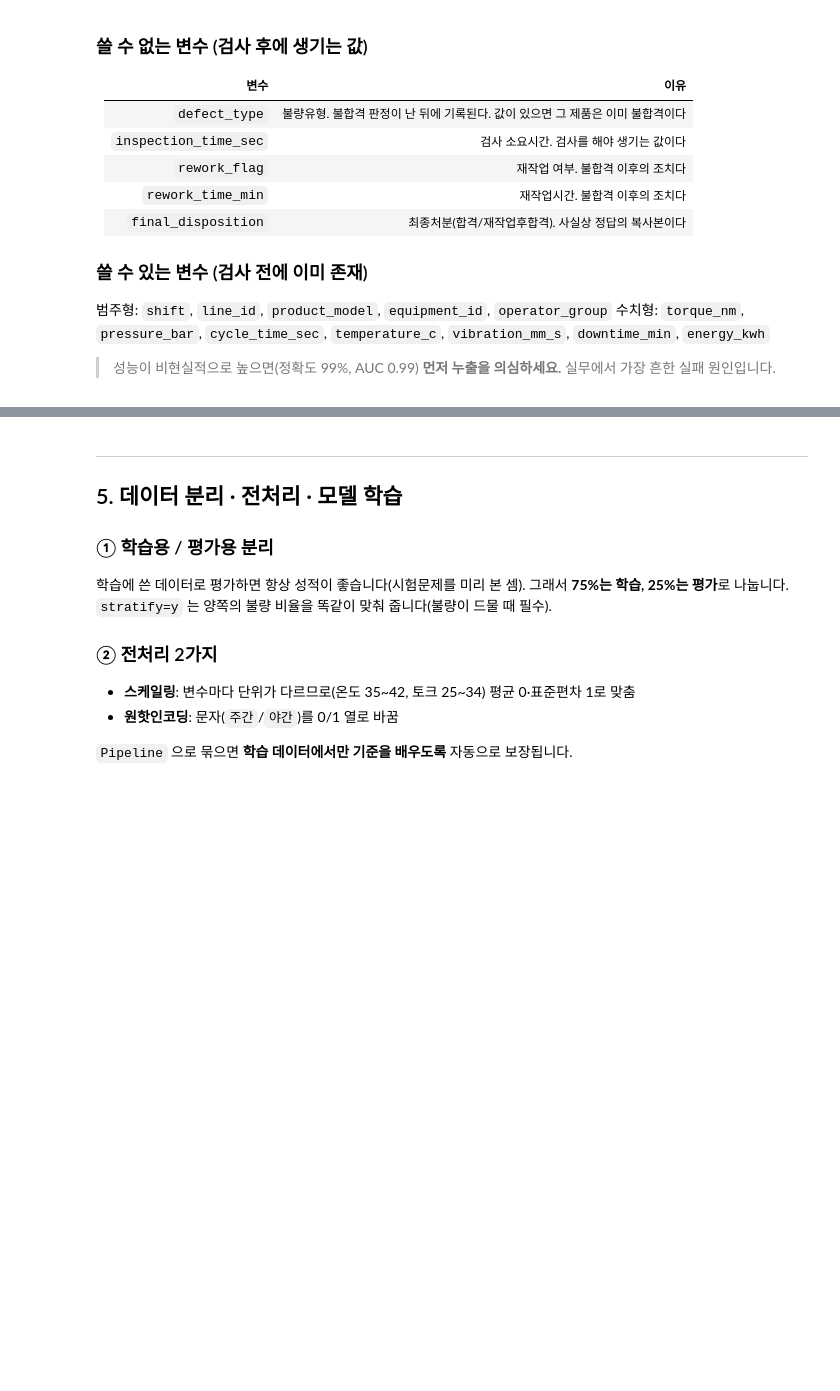
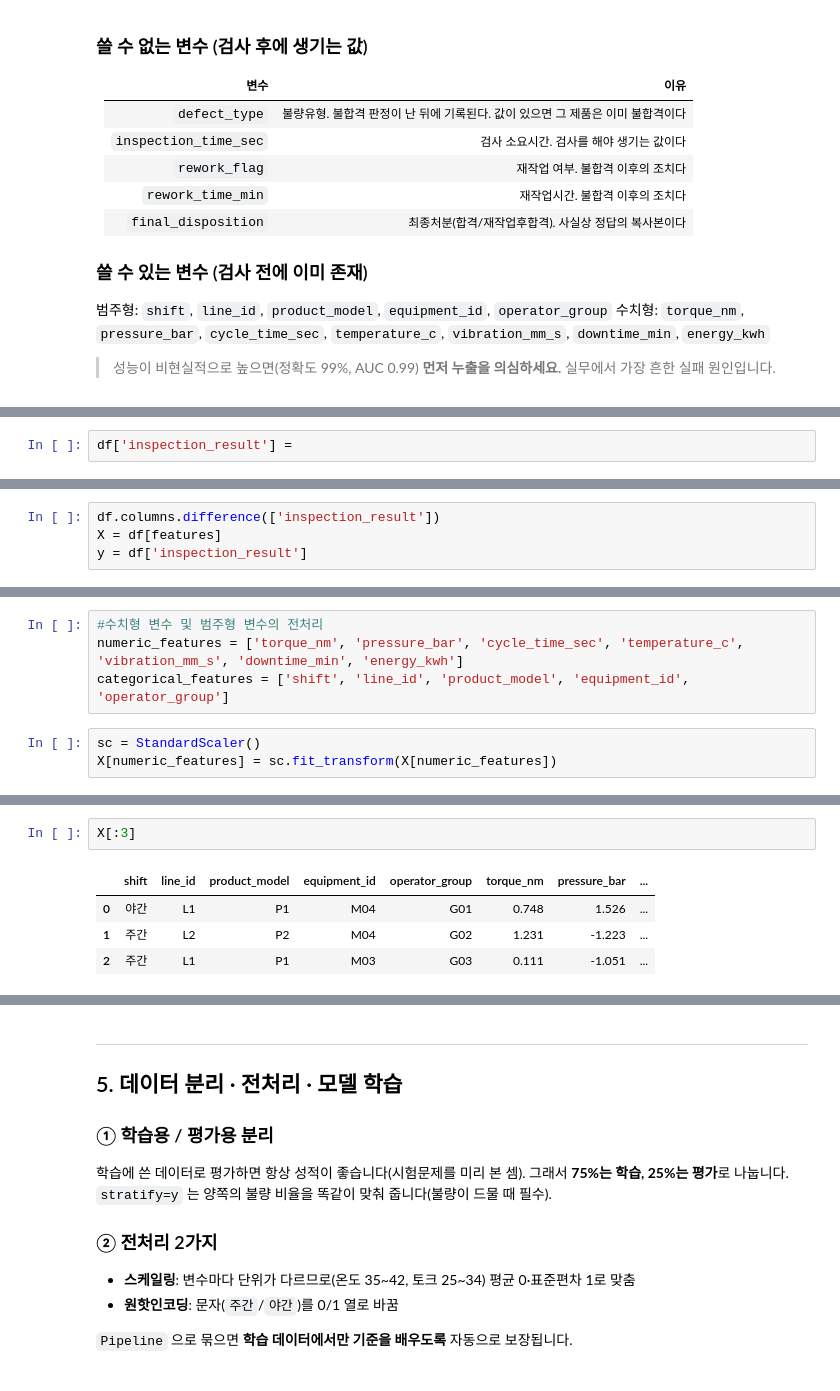
Before and after one commit to juneekk01/K-NewDeal-Academy, a Jupyter notebook: N01-2_전처리_머신러닝_성능평가.ipynb, the cells around one changed output, grey strips where cells are left out. Saved outputs shown, nothing was run; the diff lists cells and outputs as text; blank space fills up the shorter version.

```diff
--- a/N01-2_전처리_머신러닝_성능평가.ipynb
+++ b/N01-2_전처리_머신러닝_성능평가.ipynb
@@ -214,0 +248,2 @@ print(df.isna().sum()[lambda s: s > 0].to_string())
+# %%
+df['inspection_result'] =
@@ -214,0 +275,4 @@ print(df.isna().sum()[lambda s: s > 0].to_string())
+# %%
+df.columns.difference(['inspection_result'])
+X = df[features]
+y = df['inspection_result']
@@ -214,0 +287,7 @@ print(df.isna().sum()[lambda s: s > 0].to_string())
+# %%
+#수치형 변수 및 범주형 변수의 전처리
+numeric_features = ['torque_nm', 'pressure_bar', 'cycle_time_sec', 'temperature_c', 'vibration_mm_s', 'downtime_min', 'energy_kwh']
+categorical_features = ['shift', 'line_id', 'product_model', 'equipment_id', 'operator_group']
+# %%
+sc = StandardScaler()
+X[numeric_features] = sc.fit_transform(X[numeric_features])
@@ -215,3 +317,10 @@ print(df.isna().sum()[lambda s: s > 0].to_string())
+# %%
+X[:3]
+# %% [output]
+|  | shift | line_id | product_model | equipment_id | operator_group | torque_nm | pressure_bar | ... |
+| 0 | 야간 | L1 | P1 | M04 | G01 | 0.748 | 1.526 | ... |
+| 1 | 주간 | L2 | P2 | M04 | G02 | 1.231 | -1.223 | ... |
+| 2 | 주간 | L1 | P1 | M03 | G03 | 0.111 | -1.051 | ... |
 # %%
 df["target"] = (df['inspection_result'] == '불합격').astype(int)          # 1 = 불합격(추가확인 대상)
 
```
Also changed, not shown: parts of 23 cells of this notebook.
